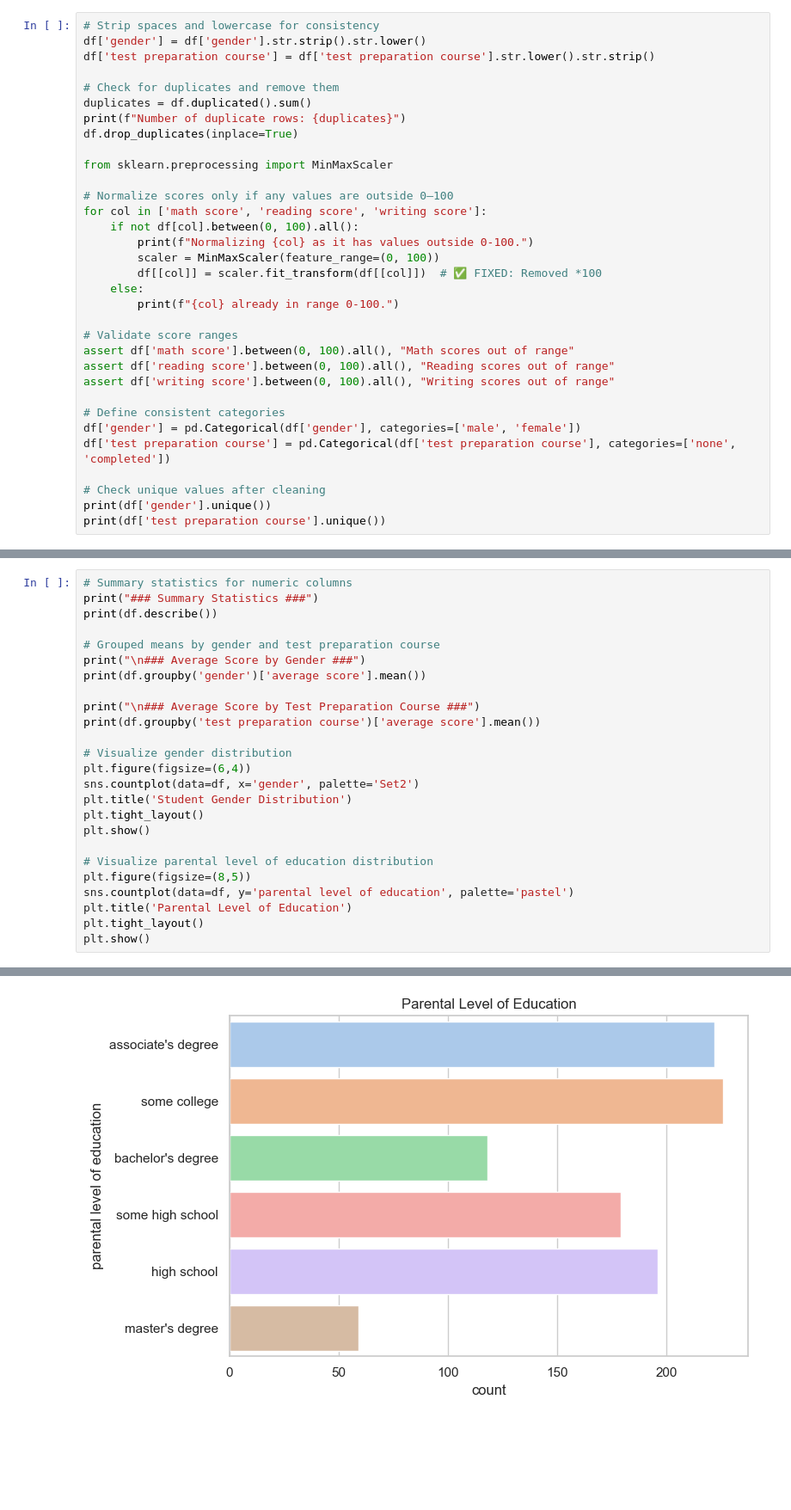
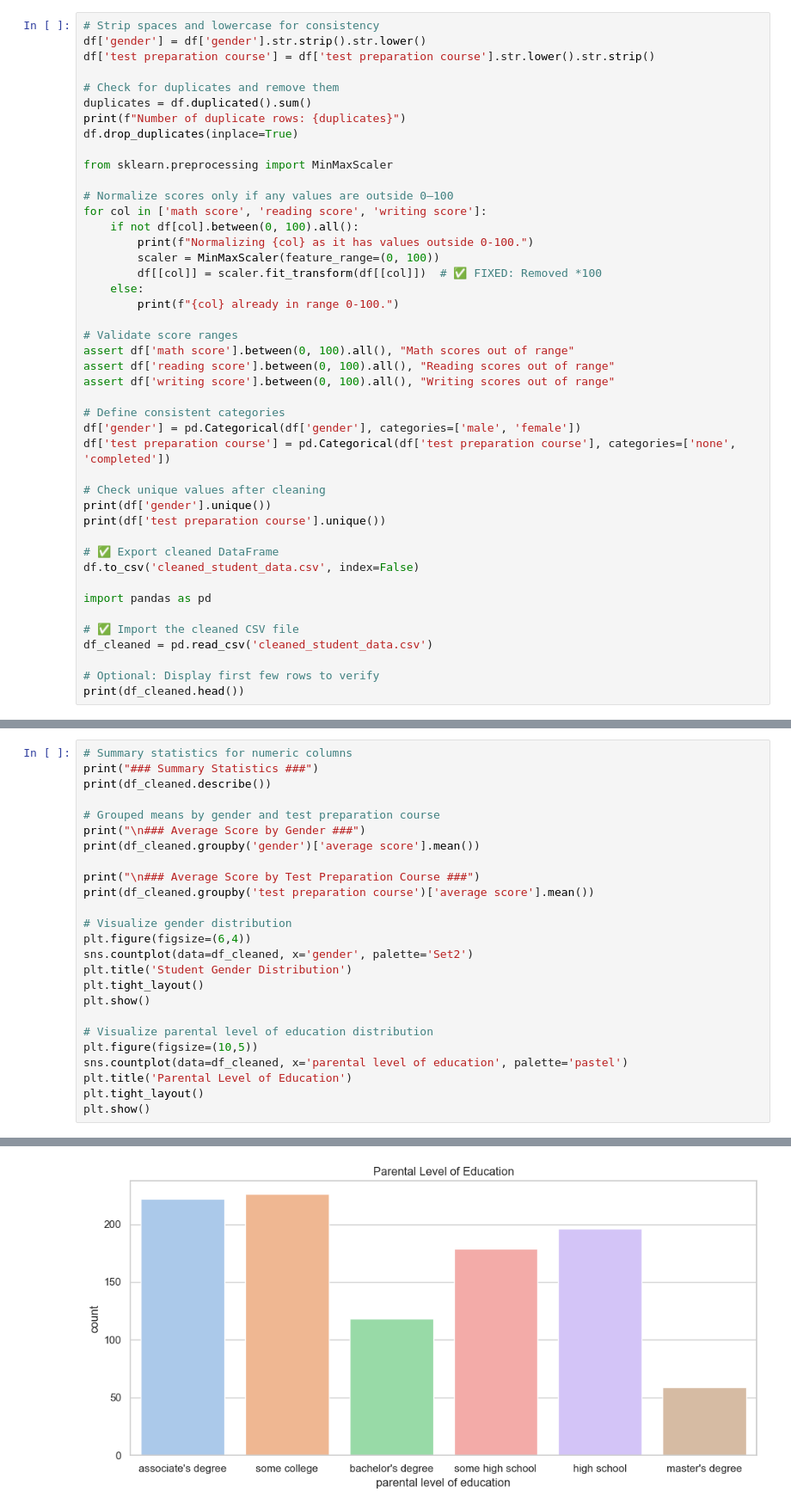
Before and after one commit to picreator-droid/Analytics-Architect-Pro-Student-Performance-In-Exam-Analysis, a Jupyter notebook: performance.ipynb, the cells around one changed output, grey strips where cells are left out. Shown at 86% size. Cells and saved outputs as stored; diff of their text form; blank space fills up the shorter version.

```diff
--- a/performance.ipynb
+++ b/performance.ipynb
@@ -294,6 +369,17 @@ df['test preparation course'] = pd.Categorical(df['test preparation course'], ca
 # Check unique values after cleaning
 print(df['gender'].unique())
 print(df['test preparation course'].unique())
+
+# ✅ Export cleaned DataFrame
+df.to_csv('cleaned_student_data.csv', index=False)
+
+import pandas as pd
+
+# ✅ Import the cleaned CSV file
+df_cleaned = pd.read_csv('cleaned_student_data.csv')
+
+# Optional: Display first few rows to verify
+print(df_cleaned.head())
 # %% [output]
 Number of duplicate rows: 0
 Normalizing math score as it has values outside 0-100.
@@ -327,25 +422,25 @@ These analyses help identify patterns and trends that can guide further explorat
 # %%
 # Summary statistics for numeric columns
 print("### Summary Statistics ###")
-print(df.describe())
+print(df_cleaned.describe())
 
 # Grouped means by gender and test preparation course
 print("\n### Average Score by Gender ###")
-print(df.groupby('gender')['average score'].mean())
+print(df_cleaned.groupby('gender')['average score'].mean())
 
 print("\n### Average Score by Test Preparation Course ###")
-print(df.groupby('test preparation course')['average score'].mean())
+print(df_cleaned.groupby('test preparation course')['average score'].mean())
 
 # Visualize gender distribution
 plt.figure(figsize=(6,4))
-sns.countplot(data=df, x='gender', palette='Set2')
+sns.countplot(data=df_cleaned, x='gender', palette='Set2')
 plt.title('Student Gender Distribution')
 plt.tight_layout()
 plt.show()
 
 # Visualize parental level of education distribution
-plt.figure(figsize=(8,5))
-sns.countplot(data=df, y='parental level of education', palette='pastel')
+plt.figure(figsize=(10,5))
+sns.countplot(data=df_cleaned, x='parental level of education', palette='pastel')
 plt.title('Parental Level of Education')
 plt.tight_layout()
 plt.show()
@@ -377,4 +468,4 @@ Passing `palette` without assigning `hue` is deprecated and will be removed in v
-[figure, old version]
+[figure, new version]
 # %% [markdown]
 <a id="5"></a>
 
```
Also changed, not shown: parts of 22 cells of this notebook.
